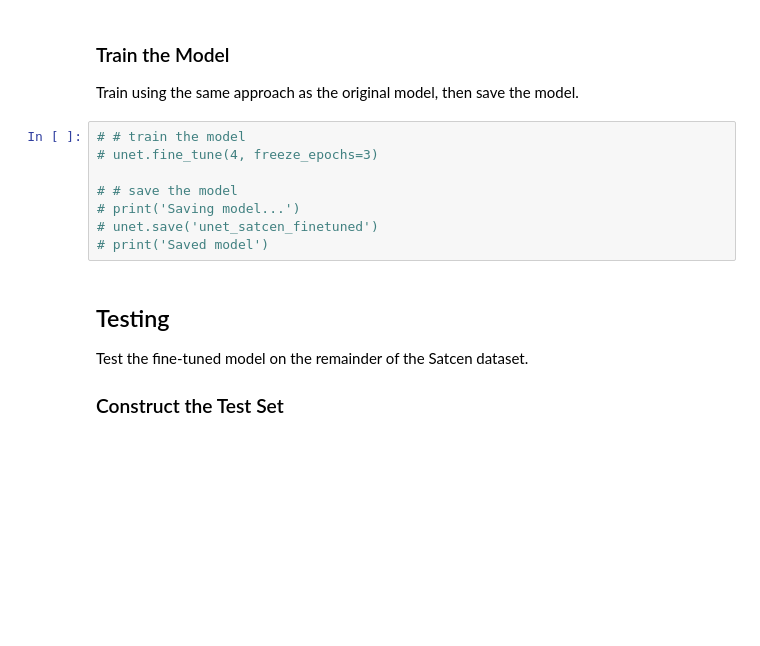
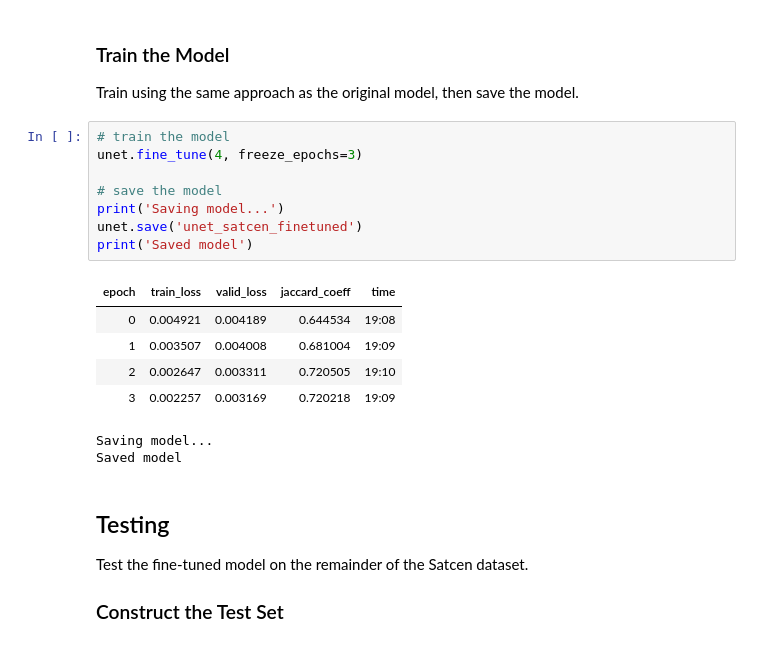
Before and after one commit to TasteDaBombDev/satcen-ship-detection, a Jupyter notebook: ship_detection/unet_finetune_satcen.ipynb, the cells around one changed output. Saved outputs shown, nothing was run; the diff lists cells and outputs as text; blank space fills up the shorter version.

```diff
--- a/ship_detection/unet_finetune_satcen.ipynb
+++ b/ship_detection/unet_finetune_satcen.ipynb
@@ -293,13 +298,21 @@ unet.load('unet_googlenet')
 
 Train using the same approach as the original model, then save the model.
 # %%
-# # train the model
-# unet.fine_tune(4, freeze_epochs=3)
+# train the model
+unet.fine_tune(4, freeze_epochs=3)
 
-# # save the model
-# print('Saving model...')
-# unet.save('unet_satcen_finetuned')
-# print('Saved model')
+# save the model
+print('Saving model...')
+unet.save('unet_satcen_finetuned')
+print('Saved model')
+# %% [output]
+| epoch | train_loss | valid_loss | jaccard_coeff | time |
+| 0 | 0.004921 | 0.004189 | 0.644534 | 19:08 |
+| 1 | 0.003507 | 0.004008 | 0.681004 | 19:09 |
+| 2 | 0.002647 | 0.003311 | 0.720505 | 19:10 |
+| 3 | 0.002257 | 0.003169 | 0.720218 | 19:09 |
+Saving model...
+Saved model
 # %% [markdown]
 ## Testing
 
```
Also changed, not shown: parts of 3 cells of this notebook, 1 other file.
